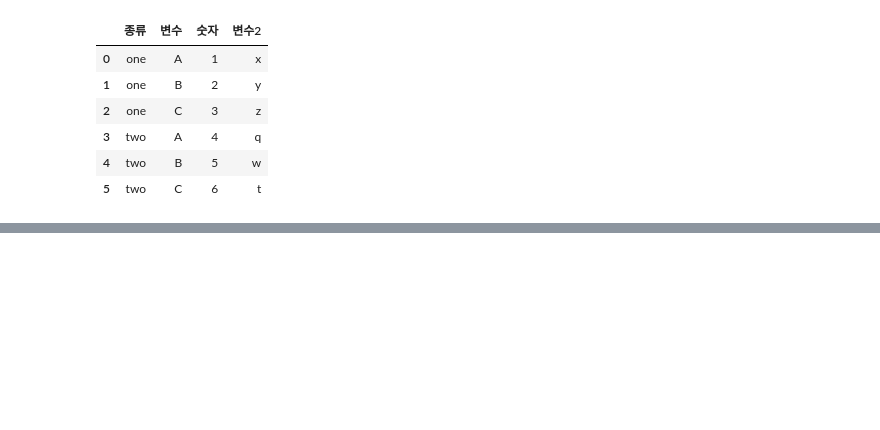
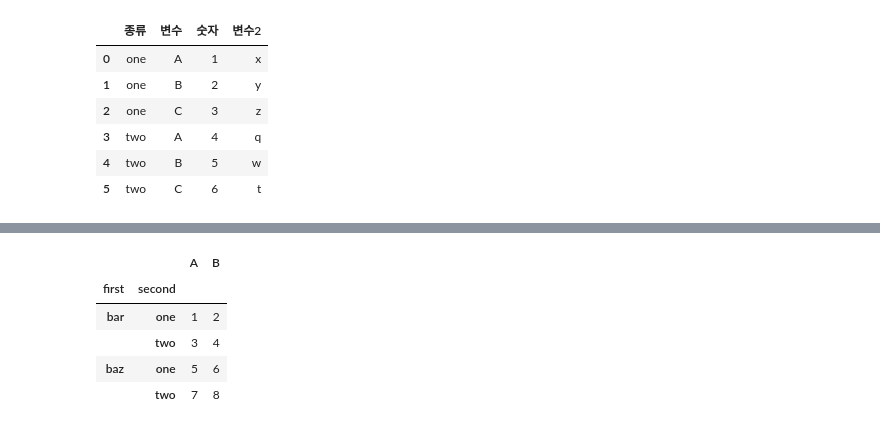
Before and after one commit to cauda25/pandassource, a Jupyter notebook: reshape.ipynb, the cells around one changed output, grey strips where cells are left out. Saved outputs shown, nothing was run; the diff lists cells and outputs as text; code cells hidden in the pictures; blank space fills up the shorter version.

```diff
--- a/reshape.ipynb
+++ b/reshape.ipynb
@@ -186,0 +208,4 @@ df.columns = [["종류","변수","숫자","변수2"]]
+# %%
+# 컬럼 => 인덱스
+stackde = df.stack()
+stackde
@@ -186,0 +223,11 @@ df.columns = [["종류","변수","숫자","변수2"]]
+# %%
+# 맨 안쪽 인덱스 => 컬럼럼
+
+stackde.unstack()
+# %% [output]
+|  |  | A | B |
+| first | second |  |  |
+| bar | one | 1 | 2 |
+|  | two | 3 | 4 |
+| baz | one | 5 | 6 |
+|  | two | 7 | 8 |
```
Also changed, not shown: parts of 9 cells of this notebook, 9 other files.
